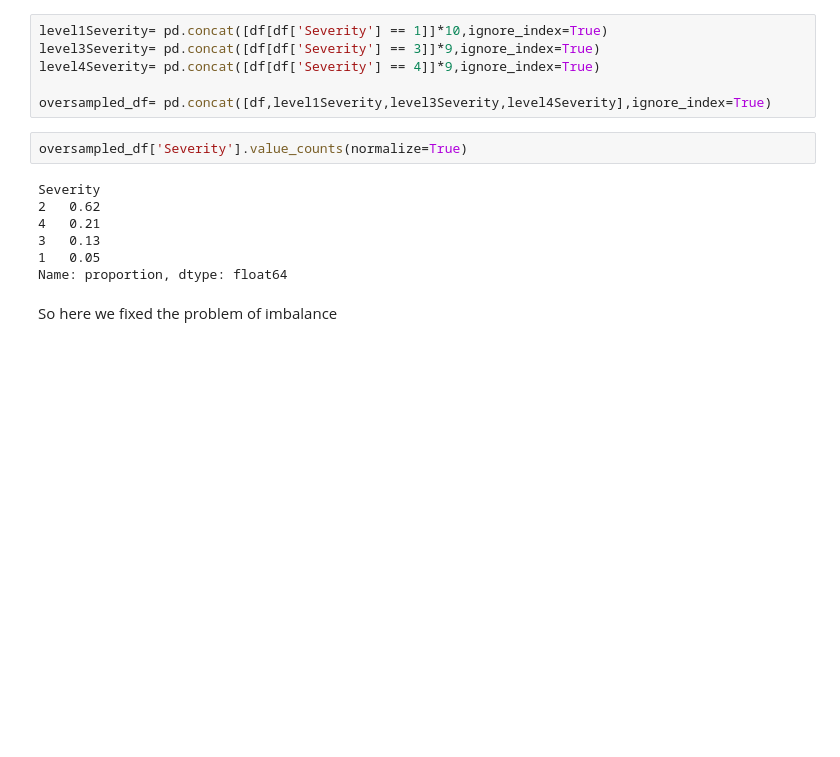
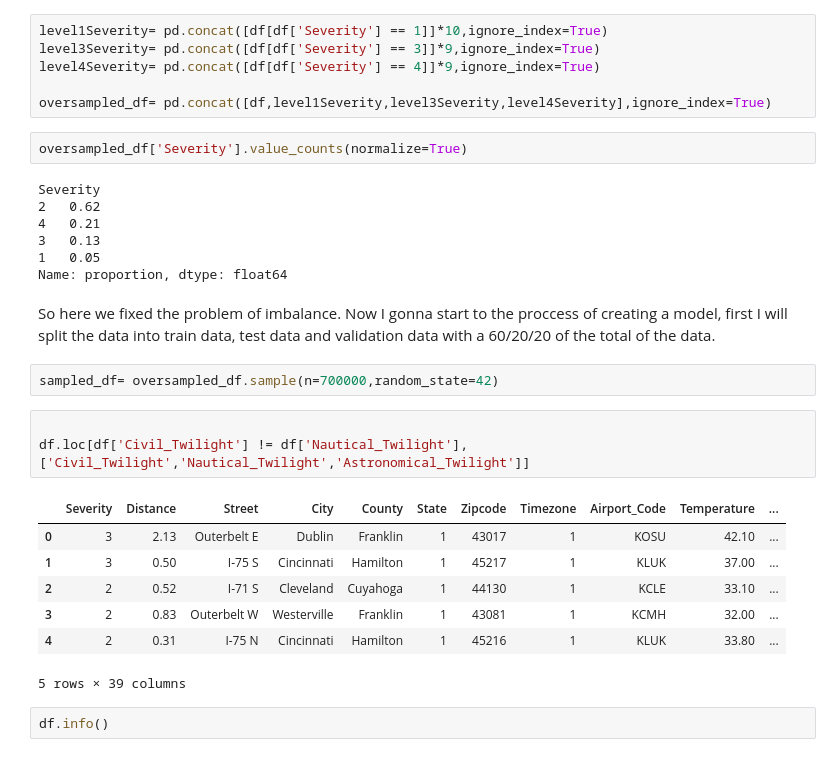
Before and after one commit to ddobi7277/DataAnalysis, a Jupyter notebook: US_Accidents/Accidents_US_ANalysis.ipynb, the cells around one changed output. Cells and saved outputs as stored; diff of their text form; blank space fills up the shorter version.

```diff
--- a/US_Accidents/Accidents_US_ANalysis.ipynb
+++ b/US_Accidents/Accidents_US_ANalysis.ipynb
@@ -865,5 +1121,20 @@ Severity
 3   0.13
 1   0.05
 Name: proportion, dtype: float64
-# %% [markdown]
-So here we fixed the problem of imbalance
+# %% [markdown]
+So here we fixed the problem of imbalance. Now I gonna start to the proccess of creating a model, first I will split the data into train data, test data and validation data with a 60/20/20 of the total of the data.
+# %%
+sampled_df= oversampled_df.sample(n=700000,random_state=42)
+# %%
+
+df.loc[df['Civil_Twilight'] != df['Nautical_Twilight'], ['Civil_Twilight','Nautical_Twilight','Astronomical_Twilight']]
+# %% [output]
+|  | Severity | Distance | Street | City | County | State | Zipcode | Timezone | Airport_Code | Temperature | ... |
+| 0 | 3 | 2.13 | Outerbelt E | Dublin | Franklin | 1 | 43017 | 1 | KOSU | 42.10 | ... |
+| 1 | 3 | 0.50 | I-75 S | Cincinnati | Hamilton | 1 | 45217 | 1 | KLUK | 37.00 | ... |
+| 2 | 2 | 0.52 | I-71 S | Cleveland | Cuyahoga | 1 | 44130 | 1 | KCLE | 33.10 | ... |
+| 3 | 2 | 0.83 | Outerbelt W | Westerville | Franklin | 1 | 43081 | 1 | KCMH | 32.00 | ... |
+| 4 | 2 | 0.31 | I-75 N | Cincinnati | Hamilton | 1 | 45216 | 1 | KLUK | 33.80 | ... |
+5 rows × 39 columns
+# %%
+df.info()
```
Also changed, not shown: parts of 51 cells of this notebook, 1 other file.
